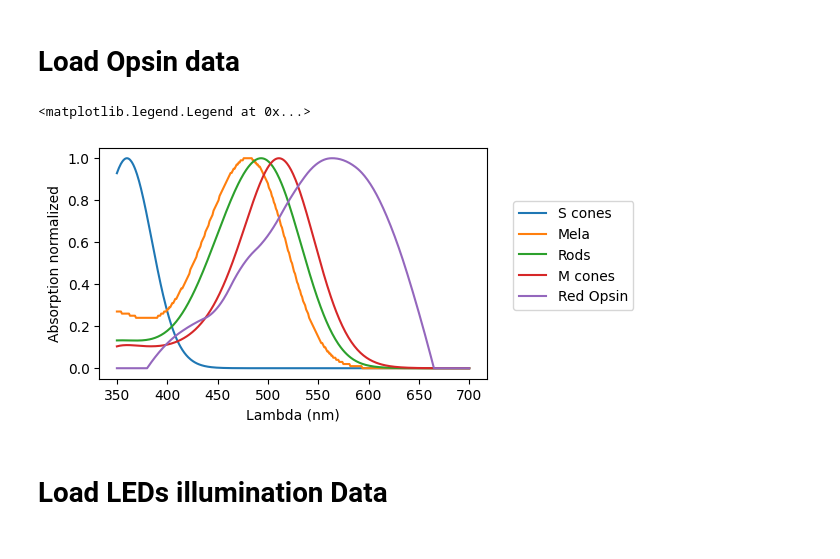
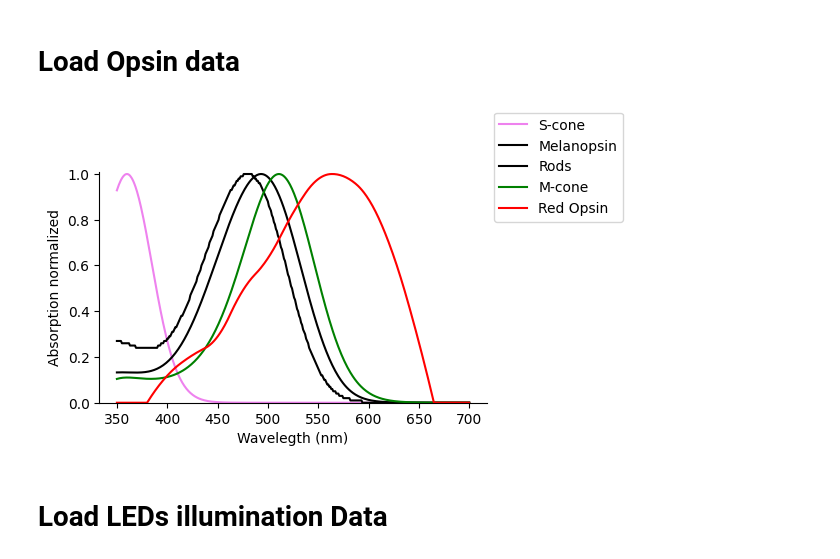
Before and after one commit to FilippoCastellani/photoreceptor_isomerisation, a Jupyter notebook: Calculate_isomerizations.ipynb, the cells around one changed output. Cells and saved outputs as stored; diff of their text form; code cells hidden in the pictures.

```diff
--- a/Calculate_isomerizations.ipynb
+++ b/Calculate_isomerizations.ipynb
@@ -41,20 +41,33 @@ x = PhData['x_axis']                            # Wavelength axis
 
 # Creating a dictionary with indexes for each opsin
 OpsinIndex = {'S-cone':0,'Melano':1,'Rhodo':2,'M-cone':3,'Redo':4}
-# %%
-fig, ax = plt.subplots(figsize=(5, 3))
-
-for o in Opsins:
-    ax.plot(x,o)
-
-ax.set_xlabel('Lambda (nm)')
-ax.set_ylabel('Absorption normalized')
-
-# move legend out of the plot
-ax.legend(['S cones','Mela','Rods','M cones','Red Opsin'], bbox_to_anchor=(1.05, 0.8))
-# %% [output]
-<matplotlib.legend.Legend at 0x...>
-[figure, removed]
+# %%
+fig, ax = plt.subplots(figsize=(5, 3))
+
+#plot each opsin
+
+ax.plot(x,Opsins[0], color='violet') # S cones
+ax.plot(x,Opsins[1], color='black') # Melanopsin
+ax.plot(x,Opsins[2], color='black')  # Rods
+ax.plot(x,Opsins[3], color='green')  # M cones
+ax.plot(x,Opsins[4], color='red')    # Red Opsin
+
+
+ax.set_xlabel('Wavelegth (nm)')
+ax.set_ylabel('Absorption normalized')
+
+ax.set_ylim(0,1.01)
+
+# move legend out of the plot
+ax.legend(['S-cone','Melanopsin','Rods','M-cone','Red Opsin'], loc='center left',
+            bbox_to_anchor=(1, 1.02))
+
+
+# remove upper and right frame's lines
+ax.spines['top'].set_visible(False)
+ax.spines['right'].set_visible(False)
+# %% [output]
+[figure, added]
 # %% [markdown]
 # Load LEDs illumination Data
 # %%
```
Also changed, not shown: parts of 9 cells of this notebook.
